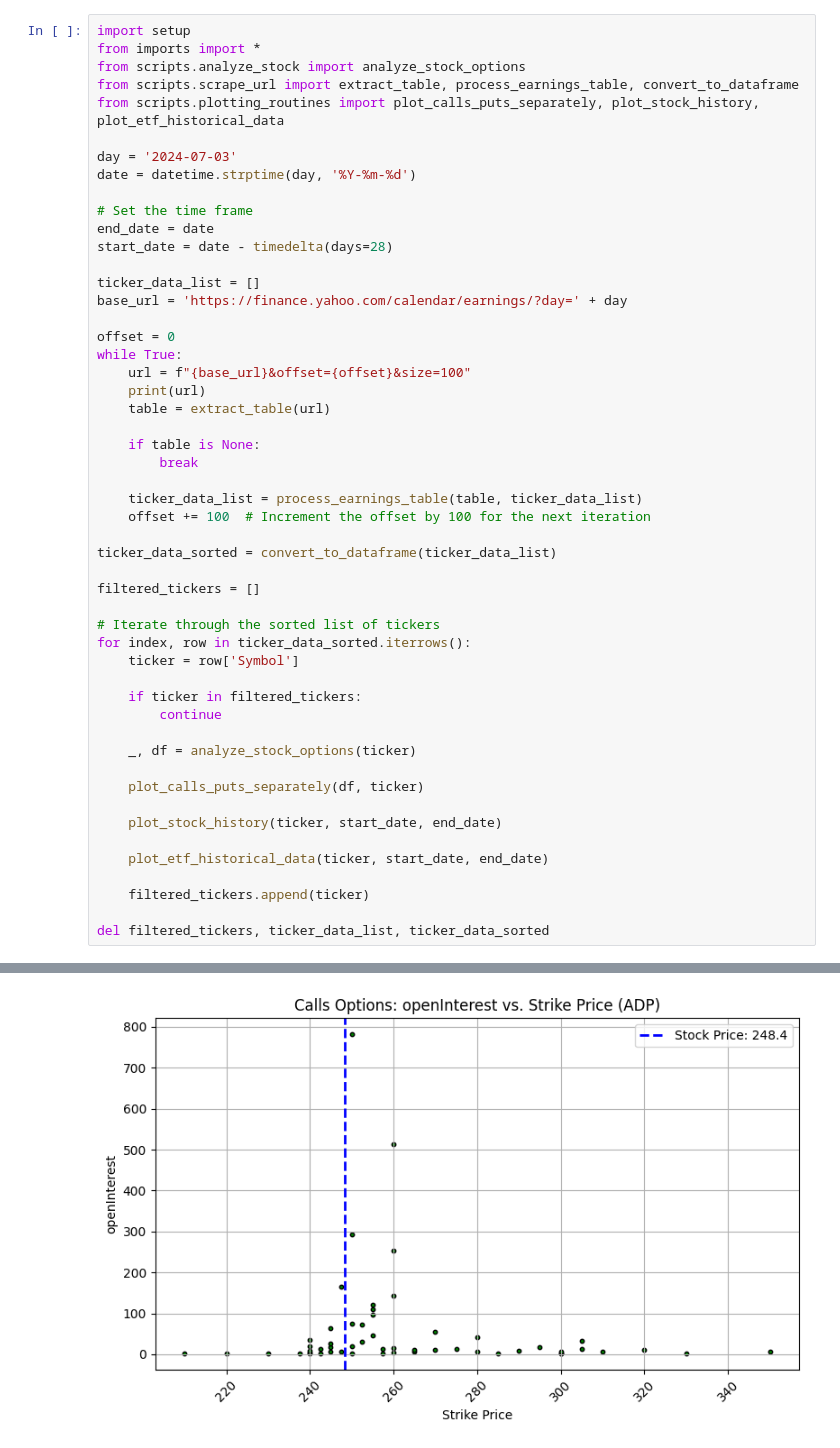
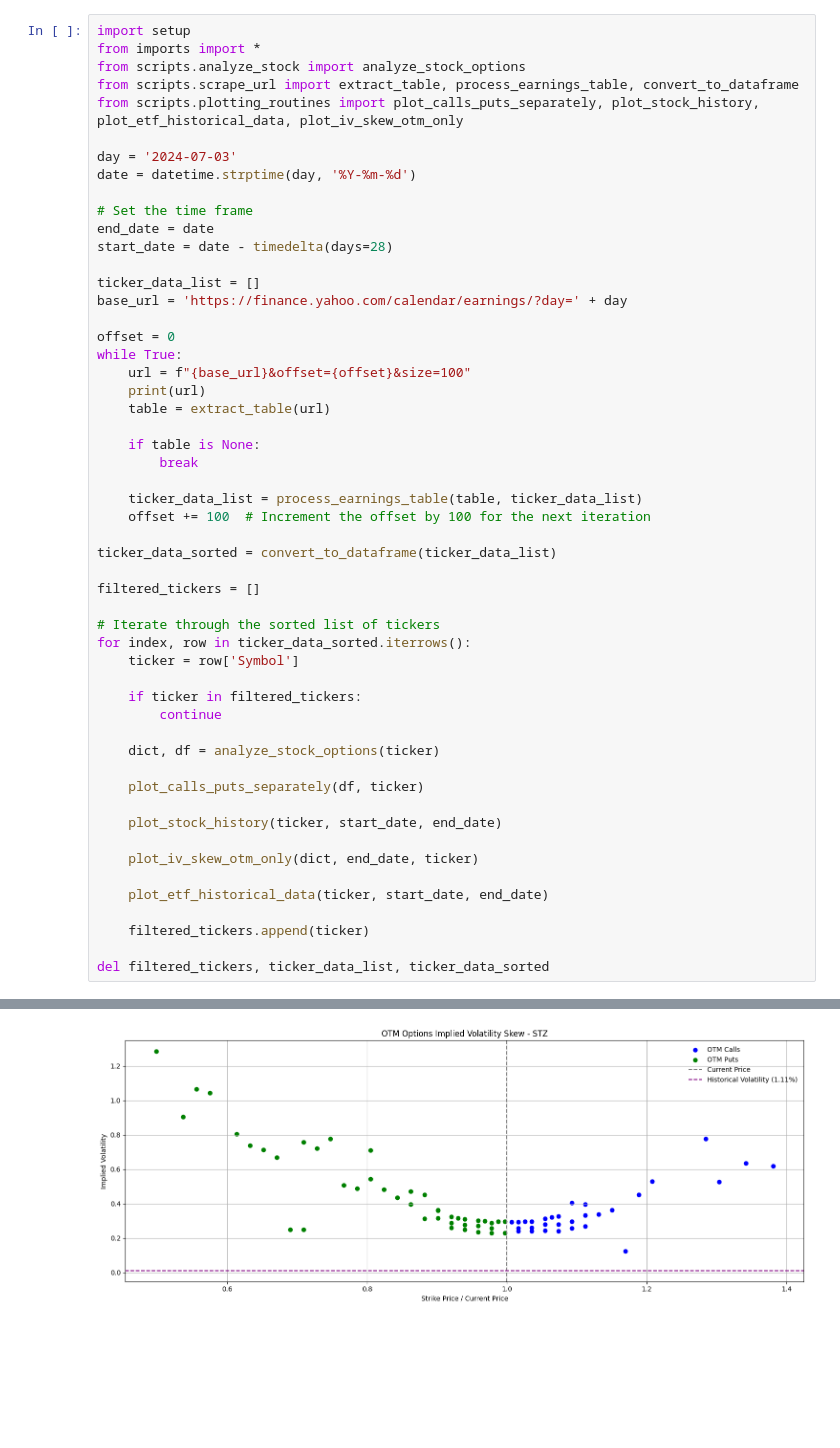
Before and after one commit to SaumikDana/Stock_Selector, a Jupyter notebook: notebooks/earnings_release.ipynb, the cells around one changed output, grey strips where cells are left out. Drawn from its saved outputs; the diff is of its cells as text; blank space fills up the shorter version.

```diff
--- a/notebooks/earnings_release.ipynb
+++ b/notebooks/earnings_release.ipynb
@@ -3,7 +3,7 @@ import setup
 from imports import *
 from scripts.analyze_stock import analyze_stock_options
 from scripts.scrape_url import extract_table, process_earnings_table, convert_to_dataframe
-from scripts.plotting_routines import plot_calls_puts_separately, plot_stock_history, plot_etf_historical_data
+from scripts.plotting_routines import plot_calls_puts_separately, plot_stock_history, plot_etf_historical_data, plot_iv_skew_otm_only
 
 day = '2024-07-03'
 date = datetime.strptime(day, '%Y-%m-%d')
@@ -38,11 +38,13 @@ for index, row in ticker_data_sorted.iterrows():
     if ticker in filtered_tickers:
         continue
 
-    _, df = analyze_stock_options(ticker)
+    dict, df = analyze_stock_options(ticker)
 
     plot_calls_puts_separately(df, ticker)
 
     plot_stock_history(ticker, start_date, end_date)
+
+    plot_iv_skew_otm_only(dict, end_date, ticker)
 
     plot_etf_historical_data(ticker, start_date, end_date)
 
@@ -60 +62 @@ https://finance.yahoo.com/calendar/earnings/?day=2024-07-03&offset=100&size=100
-[figure, old version]
+[figure, new version]
```
Also changed, not shown: parts of 1 cell of this notebook, 2 other files.
